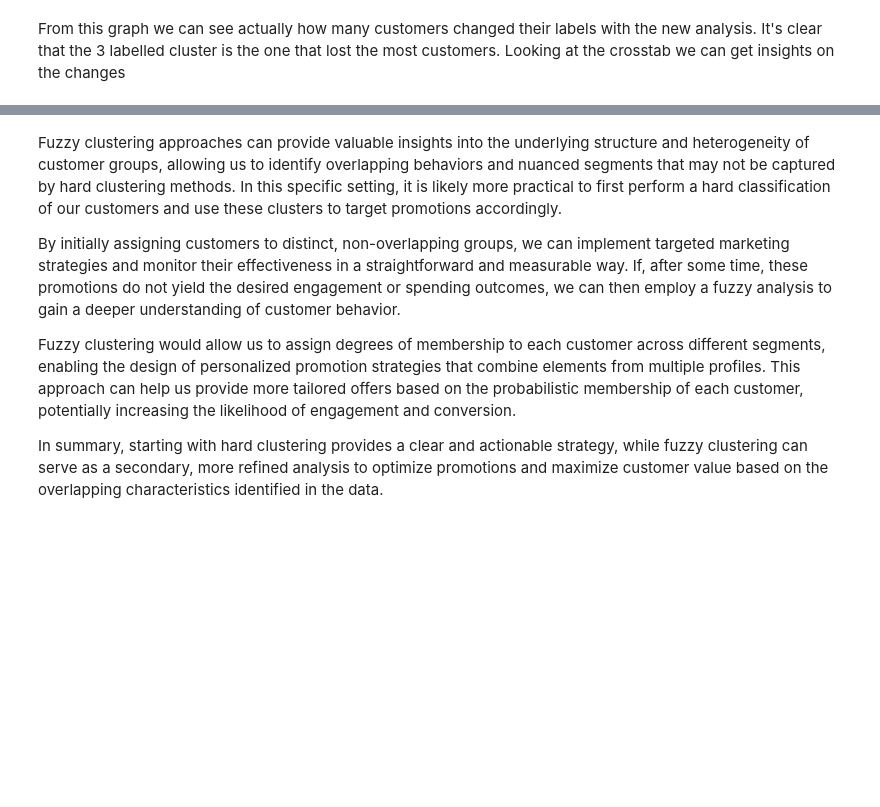
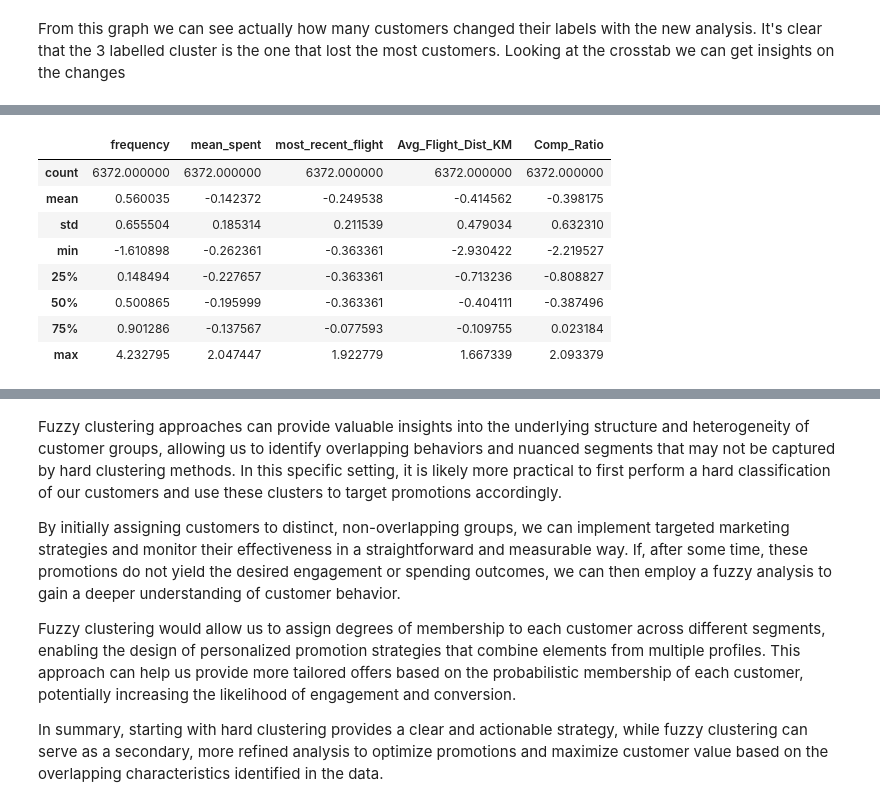
Before and after one commit to LiberoBiagi/DM_Nova_IMS_25-26, a Jupyter notebook: data_mining.ipynb, the cells around one changed output, grey strips where cells are left out. Drawn from its saved outputs; the diff is of its cells as text; code cells hidden in the pictures; blank space fills up the shorter version.

```diff
--- a/data_mining.ipynb
+++ b/data_mining.ipynb
@@ -3319,0 +3175,15 @@ customers, while other metrics show smaller differences.
+# %%
+subset_behavioural_1 = df_scaled_active.loc[df_scaled_active["fuzzy_behavioural"] == 1, ['frequency', 'mean_spent',
+                                                                           'most_recent_flight','Avg_Flight_Dist_KM','Comp_Ratio']]
+
+subset_behavioural_1.describe()
+# %% [output]
+|  | frequency | mean_spent | most_recent_flight | Avg_Flight_Dist_KM | Comp_Ratio |
+| count | 6372.000000 | 6372.000000 | 6372.000000 | 6372.000000 | 6372.000000 |
+| mean | 0.560035 | -0.142372 | -0.249538 | -0.414562 | -0.398175 |
+| std | 0.655504 | 0.185314 | 0.211539 | 0.479034 | 0.632310 |
+| min | -1.610898 | -0.262361 | -0.363361 | -2.930422 | -2.219527 |
+| 25% | 0.148494 | -0.227657 | -0.363361 | -0.713236 | -0.808827 |
+| 50% | 0.500865 | -0.195999 | -0.363361 | -0.404111 | -0.387496 |
+| 75% | 0.901286 | -0.137567 | -0.077593 | -0.109755 | 0.023184 |
+| max | 4.232795 | 2.047447 | 1.922779 | 1.667339 | 2.093379 |
```
Also changed, not shown: parts of 36 cells of this notebook, 1 other file.
